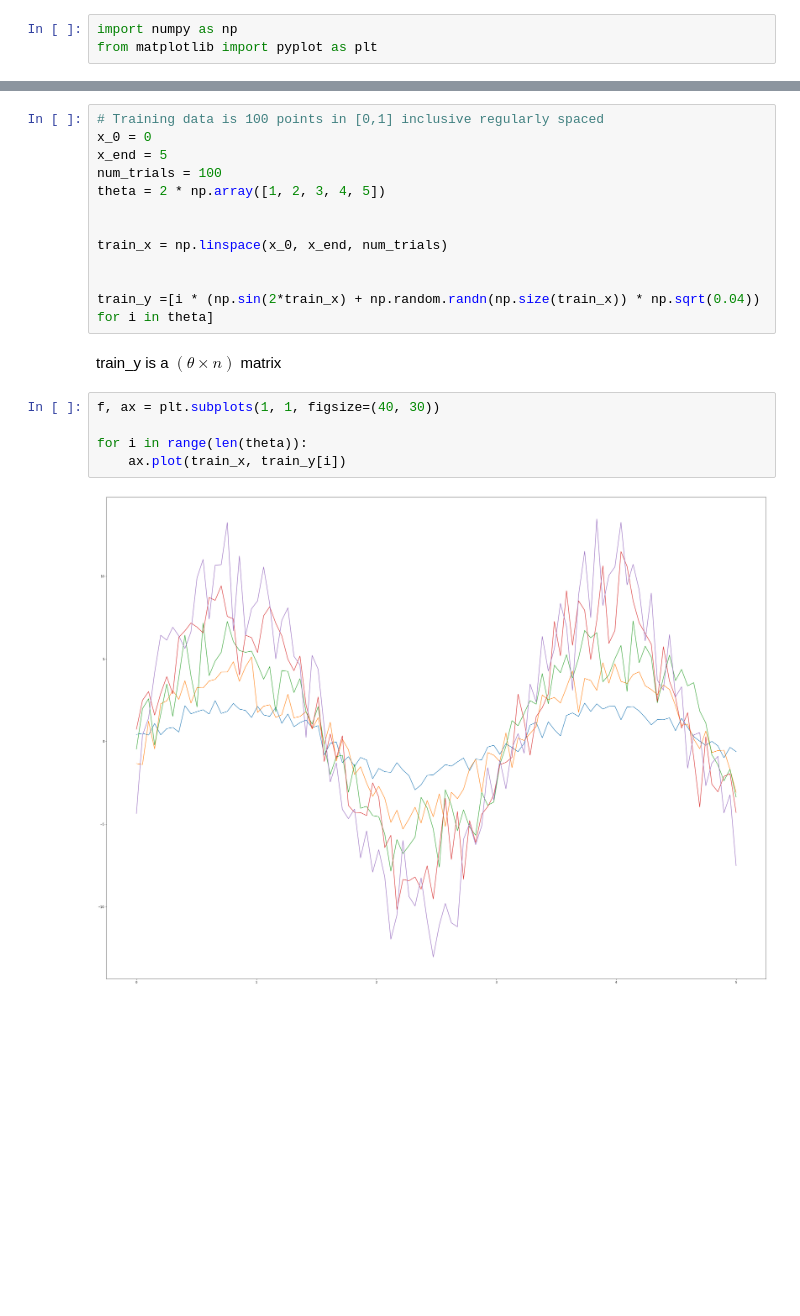
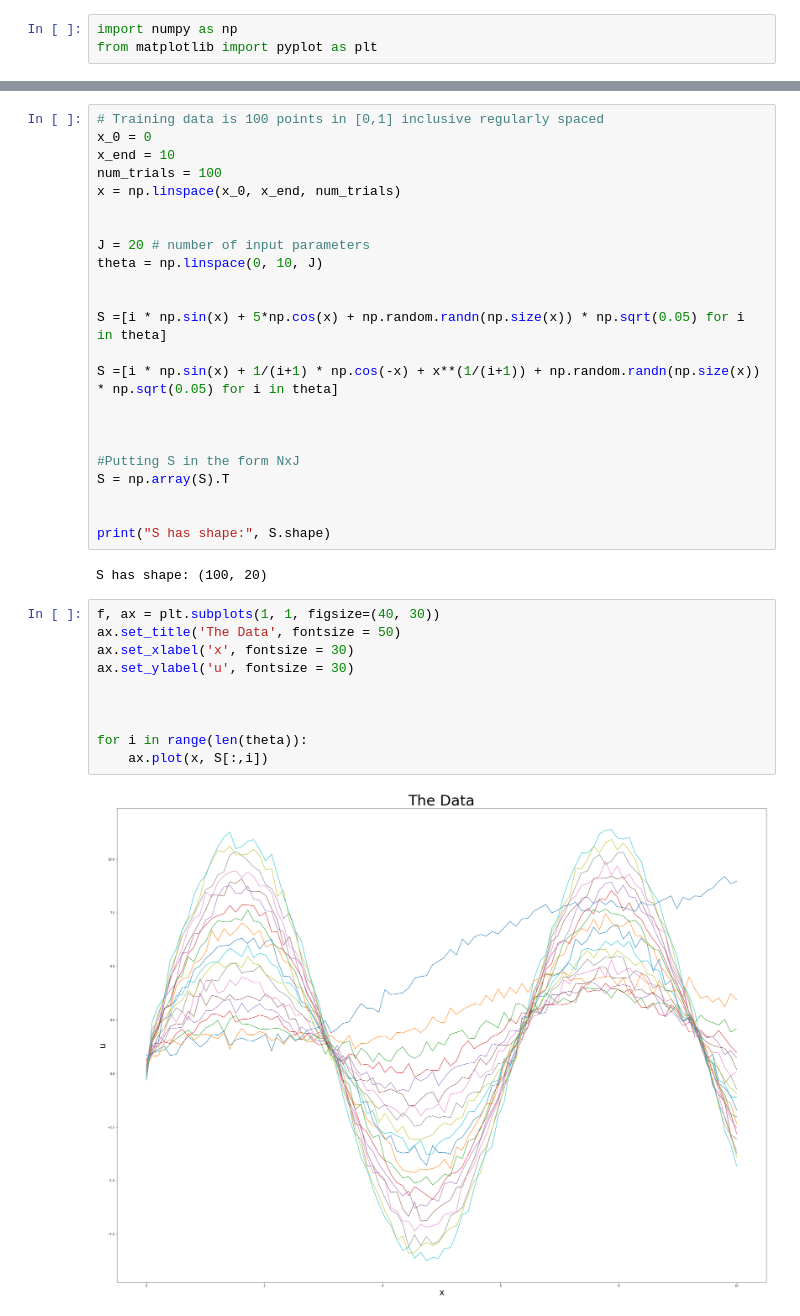
Before and after one commit to BFourcin/Ben-PhD, a Jupyter notebook: Theta_sin_x_Example.ipynb, the cells around one changed output, grey strips where cells are left out. Cells and saved outputs as stored; diff of their text form; blank space fills up the shorter version.

```diff
--- a/Theta_sin_x_Example.ipynb
+++ b/Theta_sin_x_Example.ipynb
@@ -12,21 +22,37 @@ $\epsilon = N(0,0.04)$
 # %%
 # Training data is 100 points in [0,1] inclusive regularly spaced
 x_0 = 0
-x_end = 5
+x_end = 10
 num_trials = 100
-theta = 2 * np.array([1, 2, 3, 4, 5])
+x = np.linspace(x_0, x_end, num_trials)
 
 
-train_x = np.linspace(x_0, x_end, num_trials)
+J = 20 # number of input parameters
+theta = np.linspace(0, 10, J)
 
 
-train_y =[i * (np.sin(2*train_x) + np.random.randn(np.size(train_x)) * np.sqrt(0.04)) for i in theta]
+S =[i * np.sin(x) + 5*np.cos(x) + np.random.randn(np.size(x)) * np.sqrt(0.05) for i in theta]
+
+S =[i * np.sin(x) + 1/(i+1) * np.cos(-x) + x**(1/(i+1)) + np.random.randn(np.size(x)) * np.sqrt(0.05) for i in theta]
+
+
+
+#Putting S in the form NxJ
+S = np.array(S).T
+
+
+print("S has shape:", S.shape)
+# %% [output]
+S has shape: (100, 20)
-# %% [markdown]
-train_y is a $(\theta \times n)$ matrix
 # %%
 f, ax = plt.subplots(1, 1, figsize=(40, 30))
+ax.set_title('The Data', fontsize = 50)
+ax.set_xlabel('x', fontsize = 30)
+ax.set_ylabel('u', fontsize = 30)
+
+
 
 for i in range(len(theta)):
-    ax.plot(train_x, train_y[i])
+    ax.plot(x, S[:,i])
 # %% [output]
-[figure, old version]
+[figure, new version]
```
Also changed, not shown: parts of 22 cells of this notebook.
